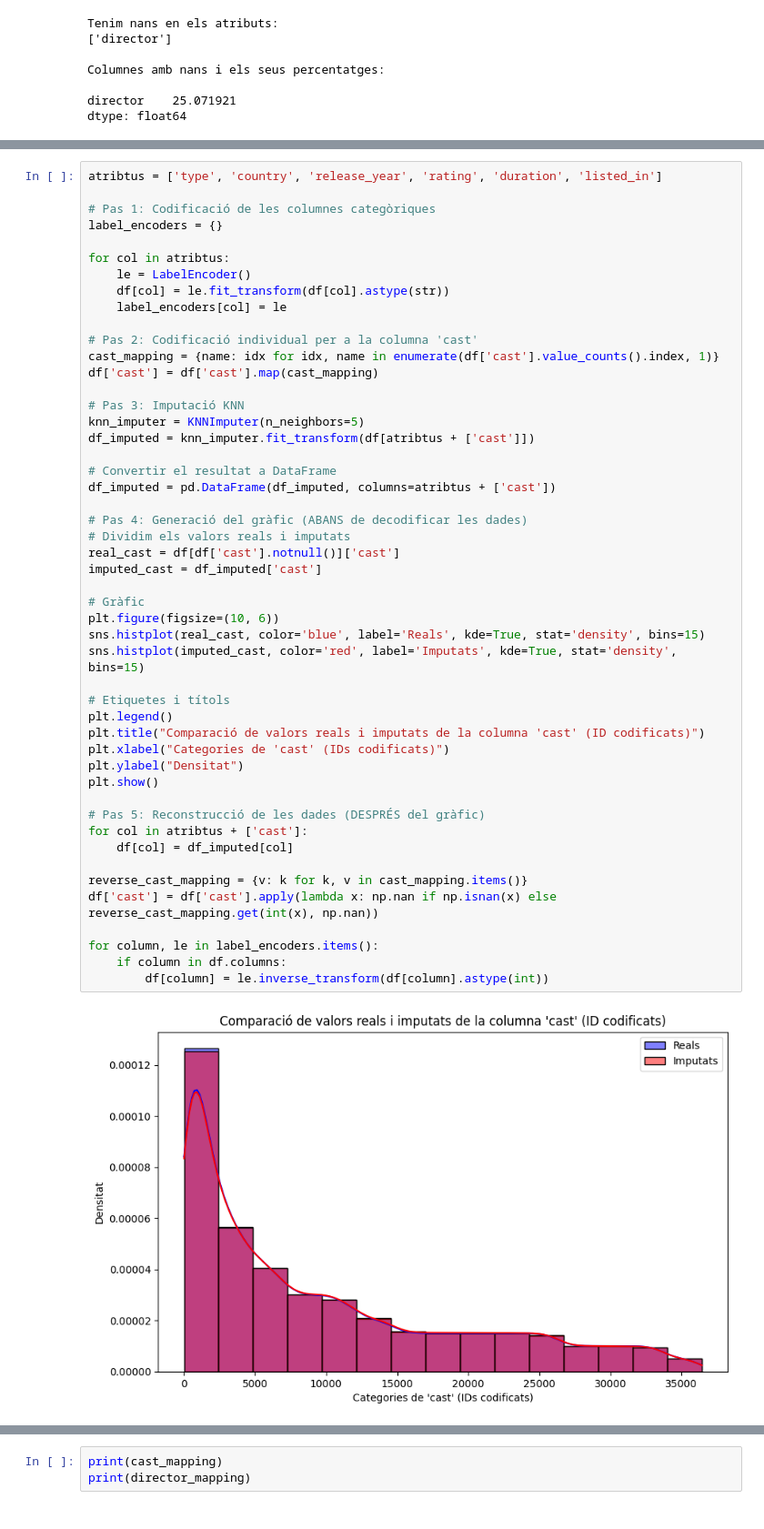
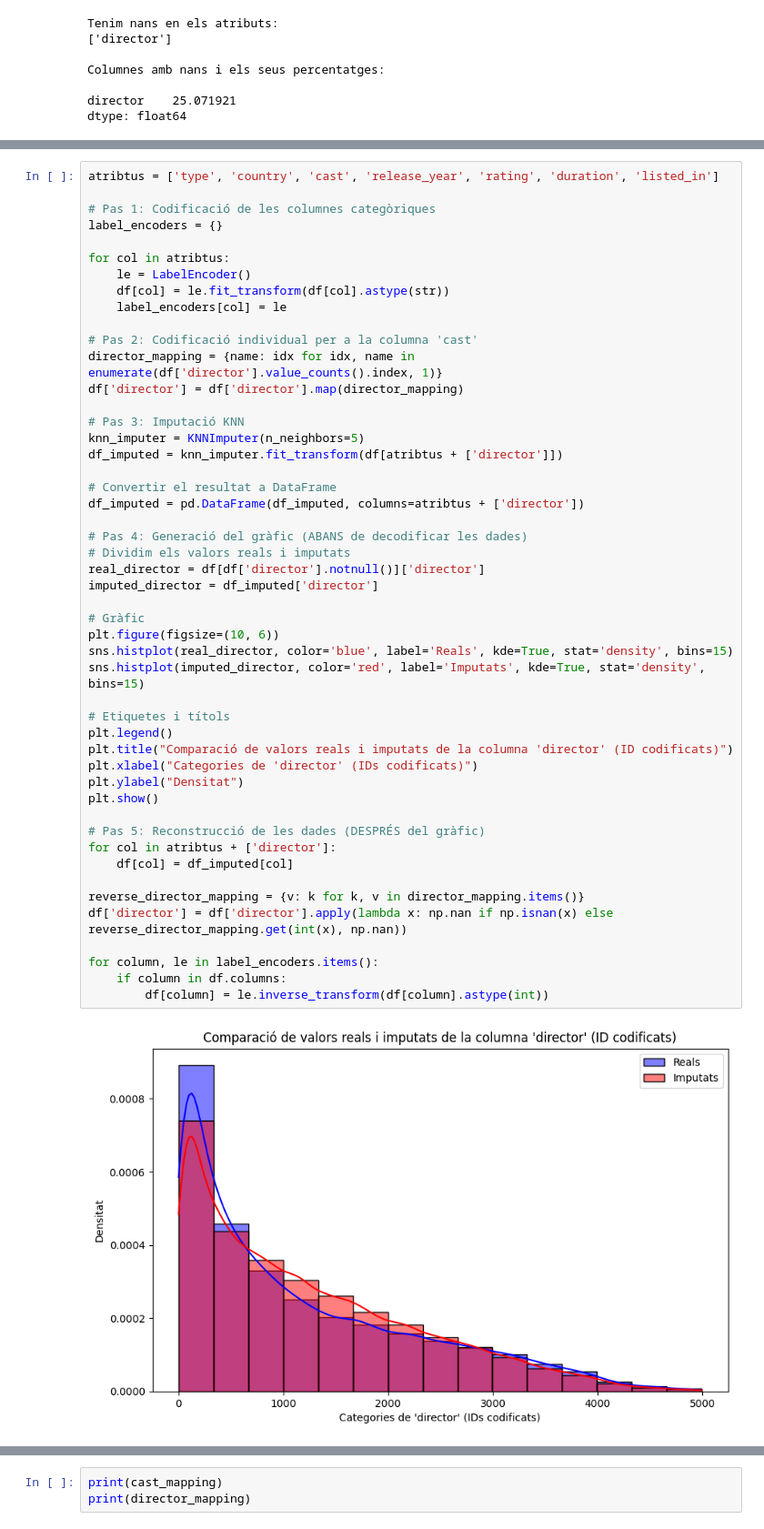
Before and after one commit to martafontt/Netflix-Recomendations, a Jupyter notebook: Netflix.ipynb, the cells around one changed output, grey strips where cells are left out. Shown at 91% size. Saved outputs shown, nothing was run; the diff lists cells and outputs as text.

```diff
--- a/Netflix.ipynb
+++ b/Netflix.ipynb
@@ -491,5 +497,5 @@ df[atributs + ['director']] = df_imputed[atributs + ['director']]
 # %%
-atribtus = ['type', 'country', 'release_year', 'rating', 'duration', 'listed_in']
+atribtus = ['type', 'country', 'cast', 'release_year', 'rating', 'duration', 'listed_in']
 
 # Pas 1: Codificació de les columnes categòriques
 label_encoders = {}
@@ -498,44 +504,44 @@ for col in atribtus:
     le = LabelEncoder()
     df[col] = le.fit_transform(df[col].astype(str))
     label_encoders[col] = le
 
 # Pas 2: Codificació individual per a la columna 'cast'
-cast_mapping = {name: idx for idx, name in enumerate(df['cast'].value_counts().index, 1)}
-df['cast'] = df['cast'].map(cast_mapping)
+director_mapping = {name: idx for idx, name in enumerate(df['director'].value_counts().index, 1)}
+df['director'] = df['director'].map(director_mapping)
 
 # Pas 3: Imputació KNN
 knn_imputer = KNNImputer(n_neighbors=5)
-df_imputed = knn_imputer.fit_transform(df[atribtus + ['cast']])
+df_imputed = knn_imputer.fit_transform(df[atribtus + ['director']])
 
 # Convertir el resultat a DataFrame
-df_imputed = pd.DataFrame(df_imputed, columns=atribtus + ['cast'])
+df_imputed = pd.DataFrame(df_imputed, columns=atribtus + ['director'])
 
 # Pas 4: Generació del gràfic (ABANS de decodificar les dades)
 # Dividim els valors reals i imputats
-real_cast = df[df['cast'].notnull()]['cast']
-imputed_cast = df_imputed['cast']
+real_director = df[df['director'].notnull()]['director']
+imputed_director = df_imputed['director']
 
 # Gràfic
 plt.figure(figsize=(10, 6))
-sns.histplot(real_cast, color='blue', label='Reals', kde=True, stat='density', bins=15)
-sns.histplot(imputed_cast, color='red', label='Imputats', kde=True, stat='density', bins=15)
+sns.histplot(real_director, color='blue', label='Reals', kde=True, stat='density', bins=15)
+sns.histplot(imputed_director, color='red', label='Imputats', kde=True, stat='density', bins=15)
 
 # Etiquetes i títols
 plt.legend()
-plt.title("Comparació de valors reals i imputats de la columna 'cast' (ID codificats)")
-plt.xlabel("Categories de 'cast' (IDs codificats)")
+plt.title("Comparació de valors reals i imputats de la columna 'director' (ID codificats)")
+plt.xlabel("Categories de 'director' (IDs codificats)")
 plt.ylabel("Densitat")
 plt.show()
 
 # Pas 5: Reconstrucció de les dades (DESPRÉS del gràfic)
-for col in atribtus + ['cast']:
+for col in atribtus + ['director']:
     df[col] = df_imputed[col]
 
-reverse_cast_mapping = {v: k for k, v in cast_mapping.items()}
-df['cast'] = df['cast'].apply(lambda x: np.nan if np.isnan(x) else reverse_cast_mapping.get(int(x), np.nan))
+reverse_director_mapping = {v: k for k, v in director_mapping.items()}
+df['director'] = df['director'].apply(lambda x: np.nan if np.isnan(x) else reverse_director_mapping.get(int(x), np.nan))
 
 for column, le in label_encoders.items():
     if column in df.columns:
         df[column] = le.inverse_transform(df[column].astype(int))
 # %% [output]
-[figure, old version]
+[figure, new version]
```
Also changed, not shown: parts of 24 cells of this notebook.
